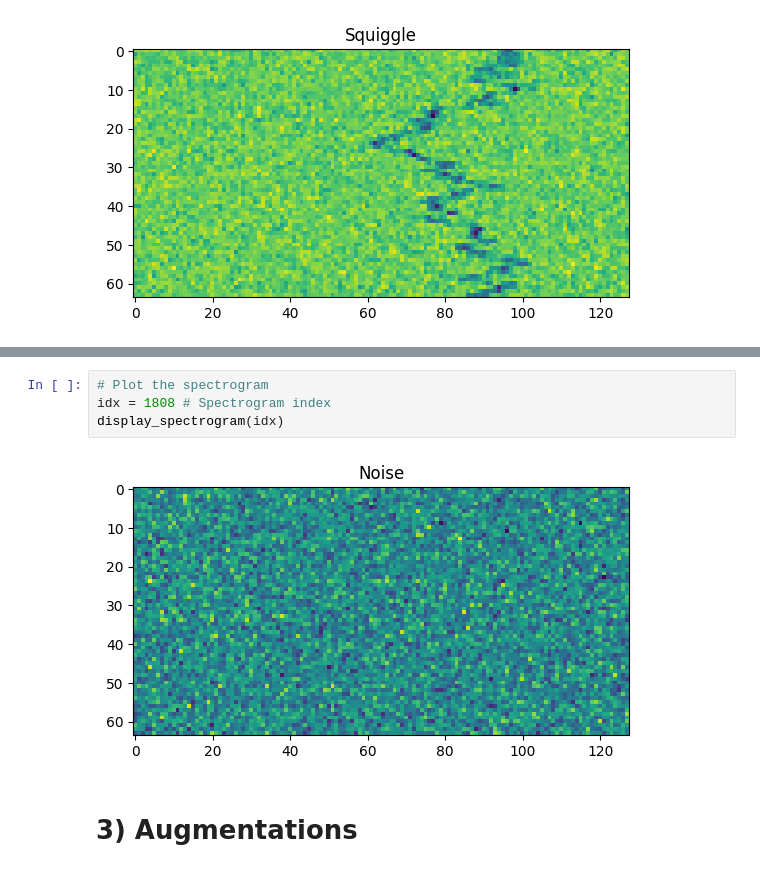
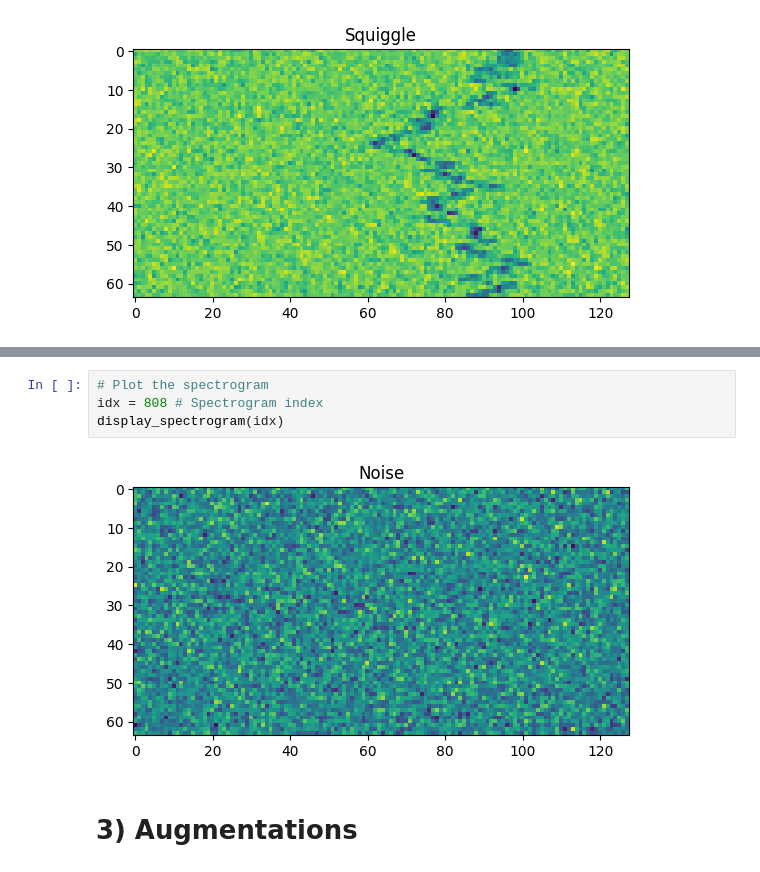
Before and after one commit to balarcode/deep-learning, a Jupyter notebook: telecommunications/radio_signal_classification/radio_signal_classification.ipynb, the cells around one changed output, grey strips where cells are left out. Drawn from its saved outputs; the diff is of its cells as text.

```diff
--- a/telecommunications/radio_signal_classification/radio_signal_classification.ipynb
+++ b/telecommunications/radio_signal_classification/radio_signal_classification.ipynb
@@ -104,9 +104,9 @@ display_spectrogram(idx)
 # %%
 # Plot the spectrogram
-idx = 1808 # Spectrogram index
+idx = 808 # Spectrogram index
 display_spectrogram(idx)
 # %% [output]
-[figure, old version]
+[figure, new version]
 # %% [markdown]
 # 3) Augmentations
 # %%
```
Also changed, not shown: parts of 12 cells of this notebook.
